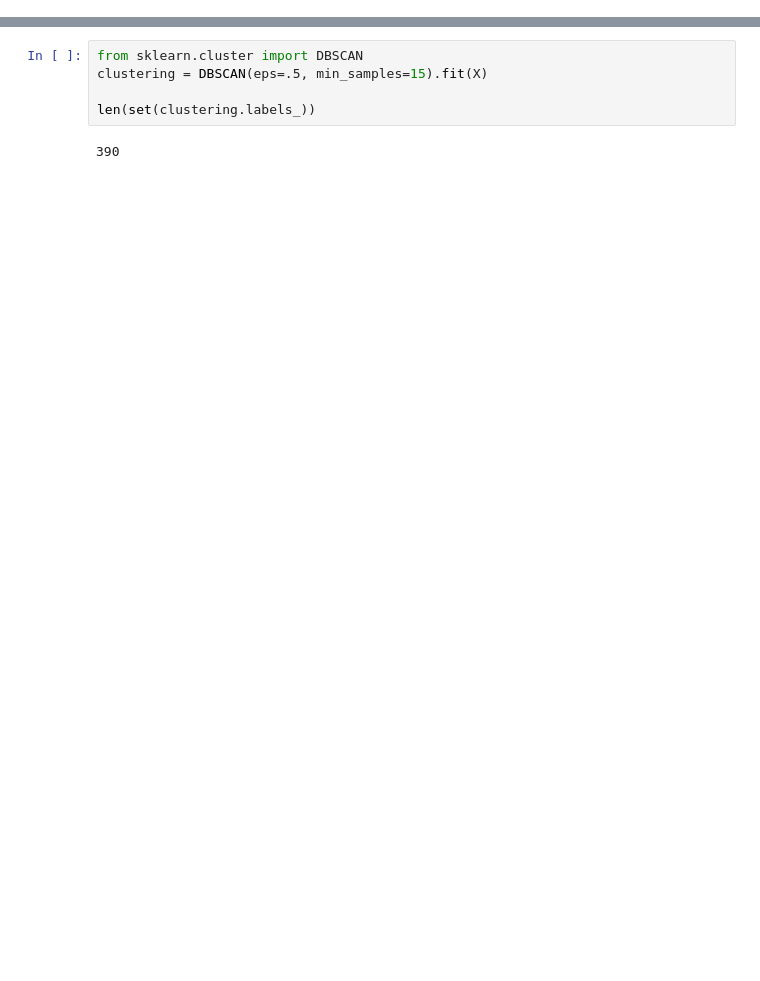
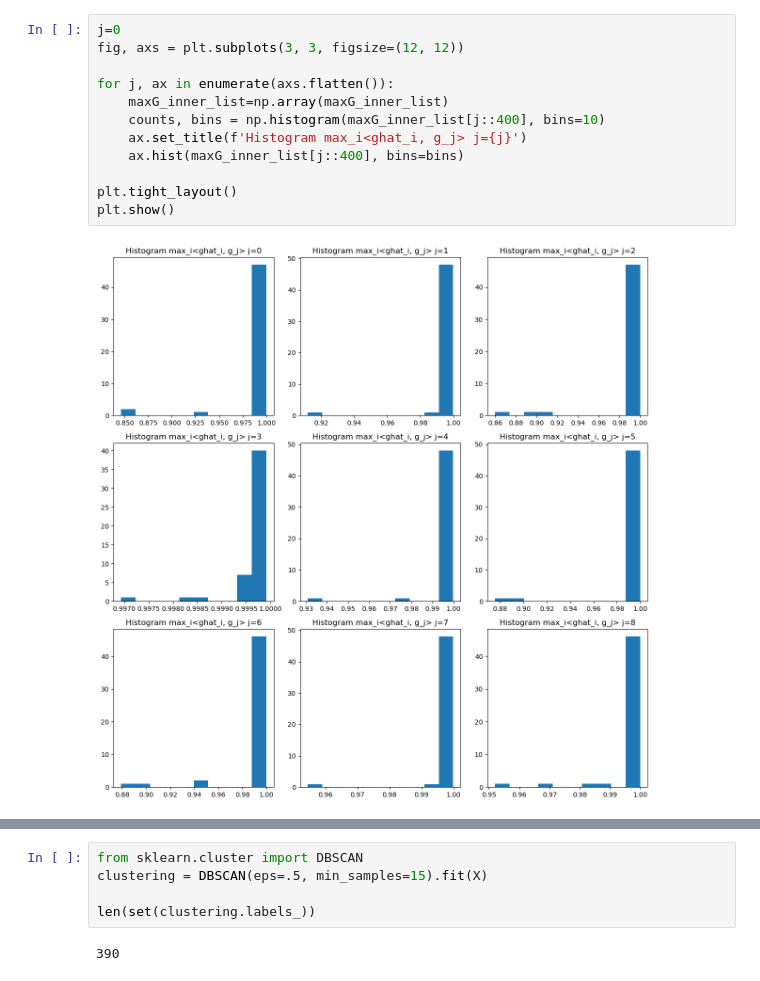
Before and after one commit to alexei-novikov/RM_imaging, a Jupyter notebook: Clustering.ipynb, the cells around one changed output, grey strips where cells are left out. Drawn from its saved outputs; the diff is of its cells as text; blank space fills up the shorter version.

```diff
--- a/Clustering.ipynb
+++ b/Clustering.ipynb
@@ -189,0 +161,14 @@ clustering.n_clusters_
+# %%
+j=0
+fig, axs = plt.subplots(3, 3, figsize=(12, 12))
+
+for j, ax in enumerate(axs.flatten()):
+    maxG_inner_list=np.array(maxG_inner_list)
+    counts, bins = np.histogram(maxG_inner_list[j::400], bins=10)
+    ax.set_title(f'Histogram max_i<ghat_i, g_j> j={j}')
+    ax.hist(maxG_inner_list[j::400], bins=bins)
+
+plt.tight_layout()
+plt.show()
+# %% [output]
+[figure, added]
```
Also changed, not shown: parts of 31 cells of this notebook, 21 other files.
